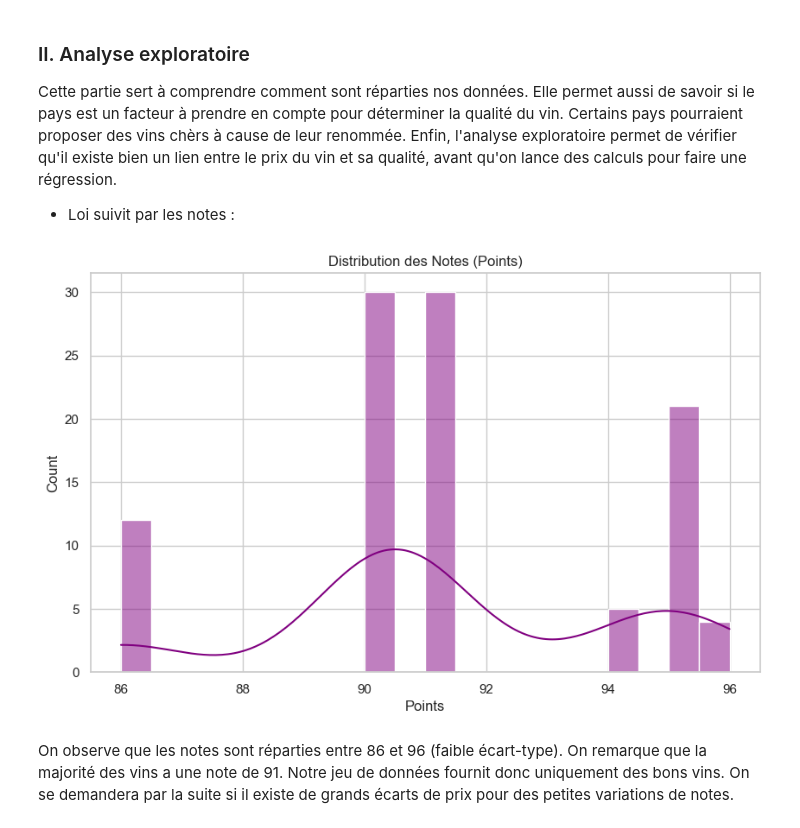
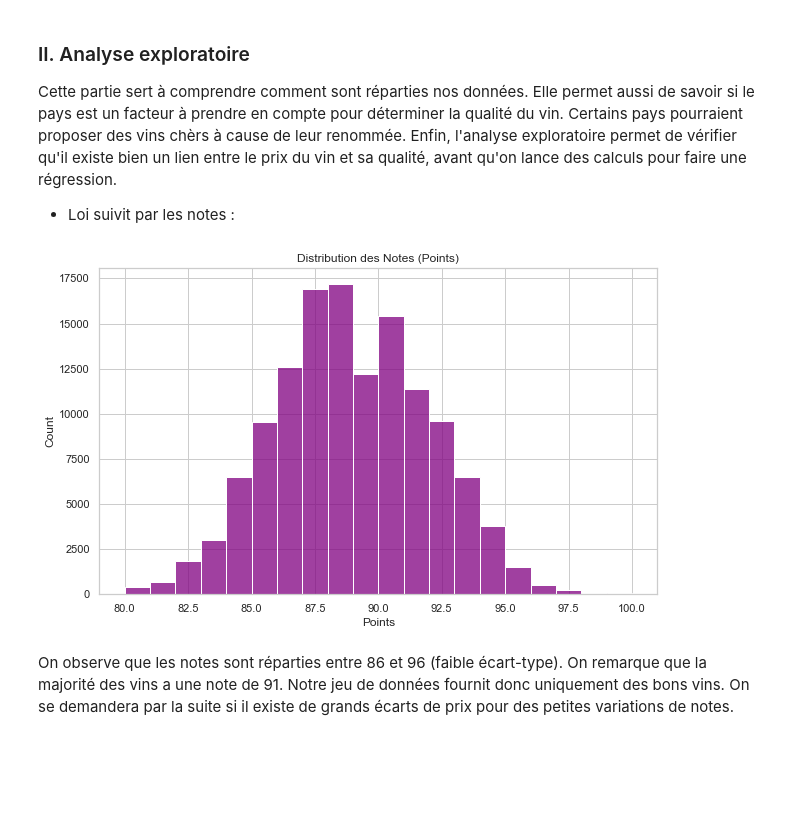
Before and after one commit to Tritri178/projet-data-2, a Jupyter notebook: notebook.ipynb, the cells around one changed output. Drawn from its saved outputs; the diff is of its cells as text; code cells hidden in the pictures; blank space fills up the shorter version.

```diff
--- a/notebook.ipynb
+++ b/notebook.ipynb
@@ -19,5 +19,19 @@ Avant de commencer à analyser notre de base de données, on doit nettoyer son c
 
 Le code suivant permet de faire ceci :
 # %%
-#code à mettre et à enlever dans les cellues d'après pour moins charger
+path='winemag-data-130k-v2.csv'
+data=pd.read_csv(path)
+
+# Extract X (price) and y (points)
+x = data['price'].values
+y = data['points'].values
+
+print('Avant le nettoyage de donnees nous avons', len(x), 'elements')
+
+# Remove any rows where price is NaN
+valid_indices = ~np.isnan(x) & ~np.isnan(y)
+x = x[valid_indices]
+y = y[valid_indices]
+
+print('apres le nettoyage de donnees nous avons', len(x), 'elements')
 # %% [output]
@@ -29,17 +44,17 @@ Cette partie sert à comprendre comment sont réparties nos données. Elle perme
 # %%
 #code ia, à interpréter
 
 # Configuration du style
 sns.set_theme(style="whitegrid")
-fichier = pd.read_csv("C:/Users/trist/OneDrive/Documents/COURS INSA/3A/DATA/Projet/projet-data-2/data.csv")
+fichier = data
 # 1. Distribution des points (Notes)
 plt.figure(figsize=(10, 6))
-sns.histplot(fichier['points'], bins=20, kde=True, color='purple')
+sns.histplot(fichier['points'], bins=20,  color='purple')
 plt.title('Distribution des Notes (Points)')
 plt.xlabel('Points')
 plt.show()
 # %% [output]
-[figure, old version]
+[figure, new version]
 # %% [markdown]
 On observe que les notes sont réparties entre 86 et 96 (faible écart-type). On remarque que la majorité des vins a une note de 91. Notre jeu de données fournit donc uniquement des bons vins. On se demandera par la suite si il existe de grands écarts de prix pour des petites variations de notes.
 # %% [markdown]
```
Also changed, not shown: parts of 6 cells of this notebook, 1 other file.
